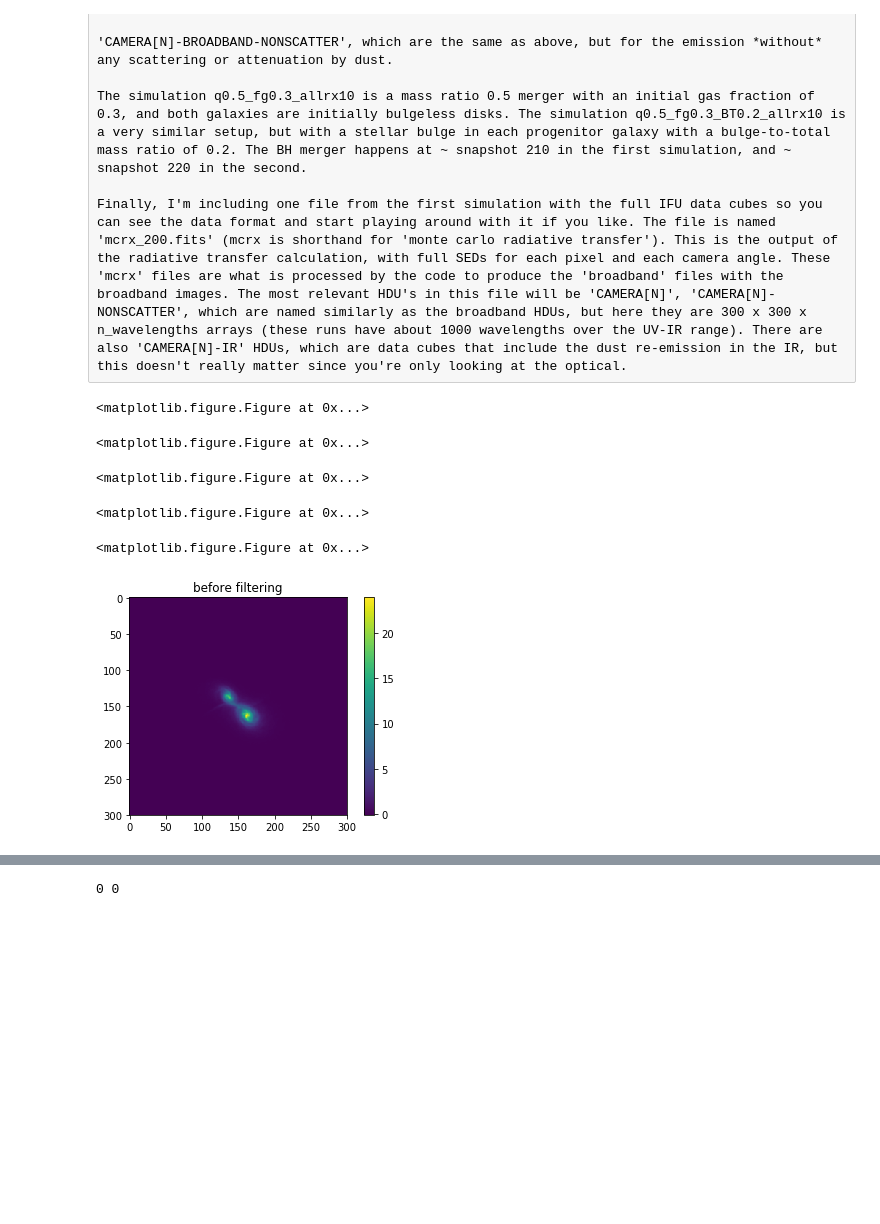
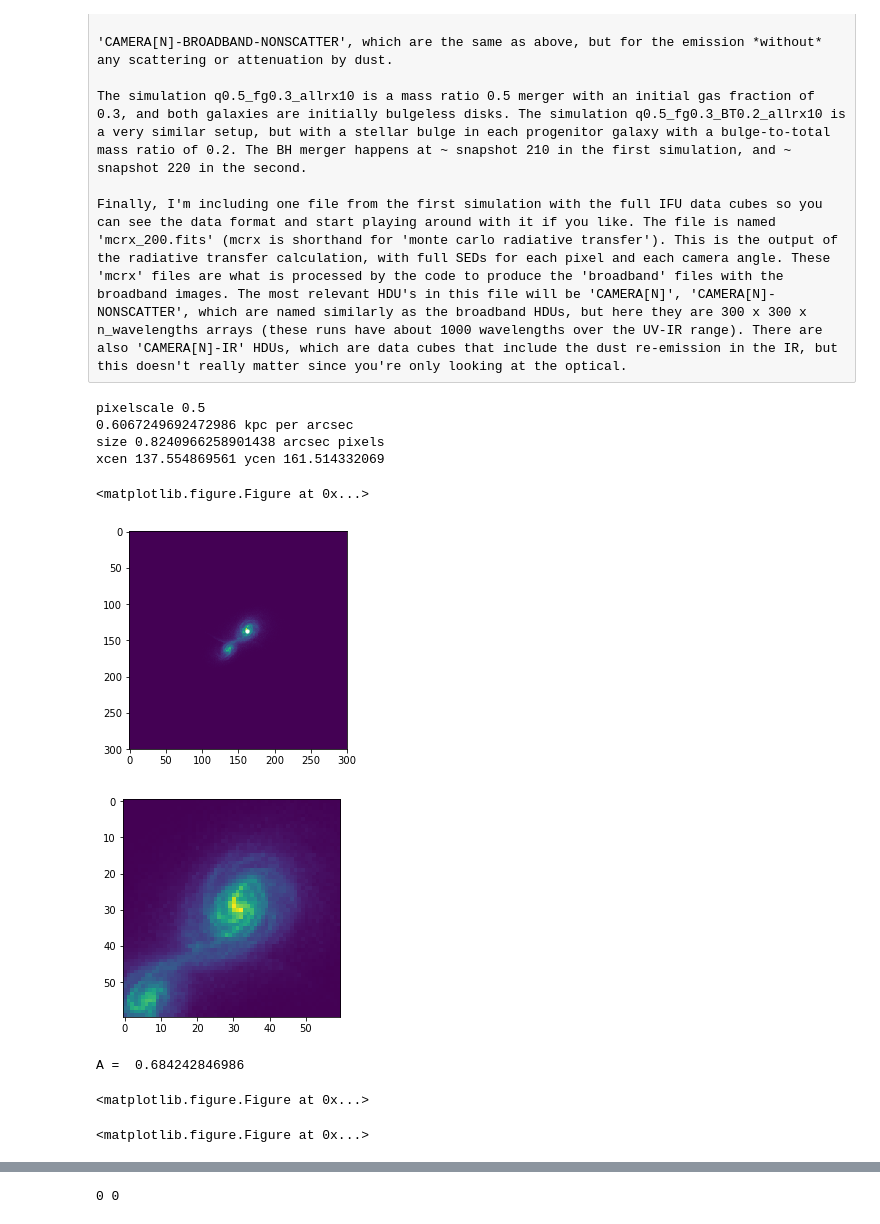
Before and after one commit to beckynevin/imaging_identification_mergers, a Jupyter notebook: Image_degradation.ipynb, the cells around one changed output, grey strips where cells are left out. Saved outputs shown, nothing was run; the diff lists cells and outputs as text; code cells hidden in the pictures; blank space fills up the shorter version.

Commit message:
Finished G but now I'm considering doing a surface brightness consideration because apparently its over-sensitive to background noise :(.

```diff
--- a/Image_degradation.ipynb
+++ b/Image_degradation.ipynb
@@ -102,27 +102,66 @@ img_list=['q0.5_fg0.3_allrx10/broadband_040.fits',
          'q0.5_fg0.3_allrx10/broadband_070.fits','q0.5_fg0.3_allrx10/broadband_160.fits',
          'q0.5_fg0.3_allrx10/broadband_200.fits','q0.5_fg0.3_allrx10/broadband_210.fits',
          'q0.5_fg0.3_allrx10/broadband_230.fits']
-myr=[20,40,70,160,200,210,230]
+myr=[40,70,160,200,210,230]
 #myr=[200]
 sep=[]
 flux_r=[]
 myr_here=[]
 image=[]
 viewpt=0
+
+plott='no'
 for i in range(len(img_list)):#len(img_list)
     plt.clf()
+    '''before any of this you have to choose the camera data'''
     a=produce_camera(myr[i],img_list[i],viewpt)#that last number is the viewpoing (camera 0)
-    '''before any of this you have to choose the camera data'''
-    plt.clf()
-    b=nanomags(0.03, a[0], a[1],viewpt, myr[i])
+
+    '''now you need to chop it down to the snapshot of SDSS imaging'''
     plt.clf()
 
-    c=convolve_image(myr[i],b[0],b[1],b[2],0.03,a[0],viewpt, b[3])
+
+
+    b=determine_coords(a[1][2], plott)#was c, taking the second dimension
+
+    low_pass=b[4]
+    num_sol=b[5]
+
+    if num_sol==1:
+        #this is if there's only really one solution because the bulges are too close together
+        c=fit_2_gaussian(b[1],300-b[0],b[1],300-b[0],low_pass, plott)
+    else:
+        c=fit_2_gaussian(b[2],300-b[0],b[3],300-b[1],low_pass, plott)#was d[3],300-d[2],d[1],300-d[0]
+
+
+
+    if c[4] > c[5]:
+        '''this means point 1 is brighter'''
+        in_x = c[1]
+        in_y = c[0]
+
+    if c[5] > c[4]:
+        '''point 2 is the brighter source'''
+        in_x = c[3]
+        in_y = c[2]
+
+
+    '''Now we need to clip this so that its the size of an SDSS image'''
+    d=clip_image(a[1][2], a[0], 0.03, 300-in_x, in_y)
+    #a[0] is pixelscale
+
+
+    plt.clf()
+    e=nanomags(0.03, a[0], d,viewpt, myr[i])#was a[1]
+    plt.clf()
+
+
+
+    f=convolve_image(myr[i],e[0],e[1],e[2],0.03,a[0],viewpt, e[3])
     #c[0] is the result
     plt.clf()
 
-    result=c[0]
-    result_bg=c[1]
+    result=f[0]
+    result_bg=f[1]
 
 
 
@@ -130,49 +169,42 @@ for i in range(len(img_list)):#len(img_list)
 
 
 
 
-    plt.clf()
-    d=determine_coords(c)
-    low_pass=d[4]
-    num_sol=d[5]
 
-    if num_sol==1:
-        #this is if there's only really one solution because the bulges are too close together
-        e=fit_2_gaussian(d[1],300-d[0],d[1],300-d[0],low_pass)
-    else:
-        e=fit_2_gaussian(d[2],300-d[0],d[3],300-d[1],low_pass)#was d[3],300-d[2],d[1],300-d[0]
 
-    '''e_1=fit_gaussian( d[0],300-d[1], low_pass)
 
-    e_2=fit_gaussian(d[2],300-d[3], low_pass)'''
 
-    cc=img_assy(result, result_bg, e[0], e[1], viewpt, myr[i])
-    print('A = ',cc)
+    g=img_assy(result, result_bg, in_x, in_y, viewpt, myr[i], plott)
+    print('A = ',g)
 
-    ccc=gini_m20(myr[i],result,viewpt)
+    h=gini_m20(myr[i],result,viewpt)
 
 
     stop
 
 
     f=write_galfit_feedme(viewpt,myr[i],e[0],e[1],e[2],e[3],2)
     print('this is what were feeding galfit',e[0],e[1],e[2],e[3])
     #e=write_galfit_feedme(1, 200, 180, 100,120)
     g=run_galfit(viewpt,myr[i])
     h=galfit_params(viewpt,myr[i],2)
 
     sep.append(h[0])
     flux_r.append(h[1])
     myr_here.append(myr[i])
     image.append(result)
     '''Now, weve extracted the parameters from Galfit
     The next step is to extract the velocity maps from the mcrx file
     So we can compare the photometric major axis to the kinematic major axis
     '''
 # %% [output]
-<matplotlib.figure.Figure at 0x...>
+pixelscale 0.5
+0.6067249692472986 kpc per arcsec
+size 0.8240966258901438 arcsec pixels
+xcen 137.554869561 ycen 161.514332069
 <matplotlib.figure.Figure at 0x...>
+[figure, new version]
+[figure, new version]
-<matplotlib.figure.Figure at 0x...>
+A =  0.684242846986
 <matplotlib.figure.Figure at 0x...>
 <matplotlib.figure.Figure at 0x...>
-[figure, old version]
```
Also changed, not shown: parts of 9 cells of this notebook.
